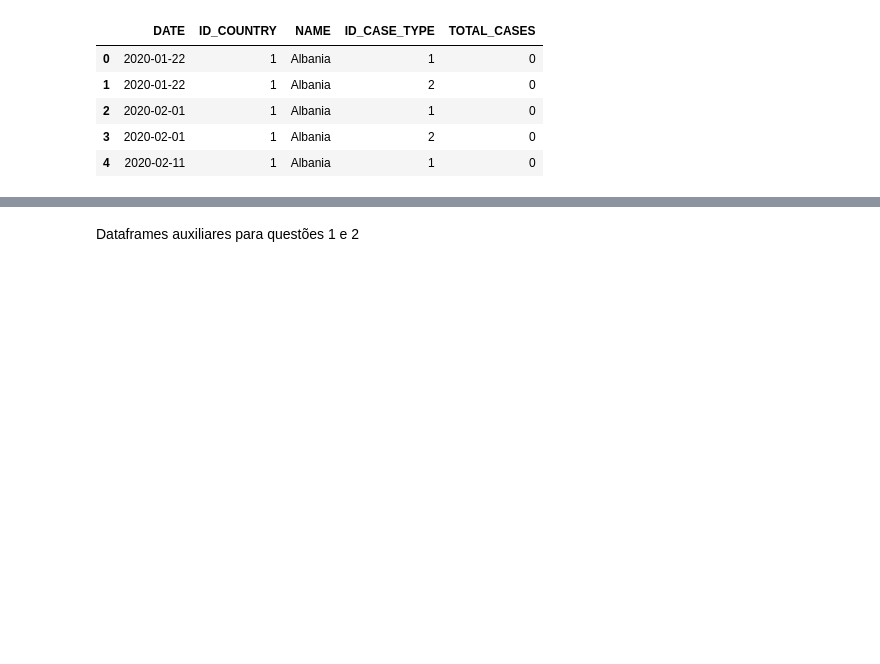
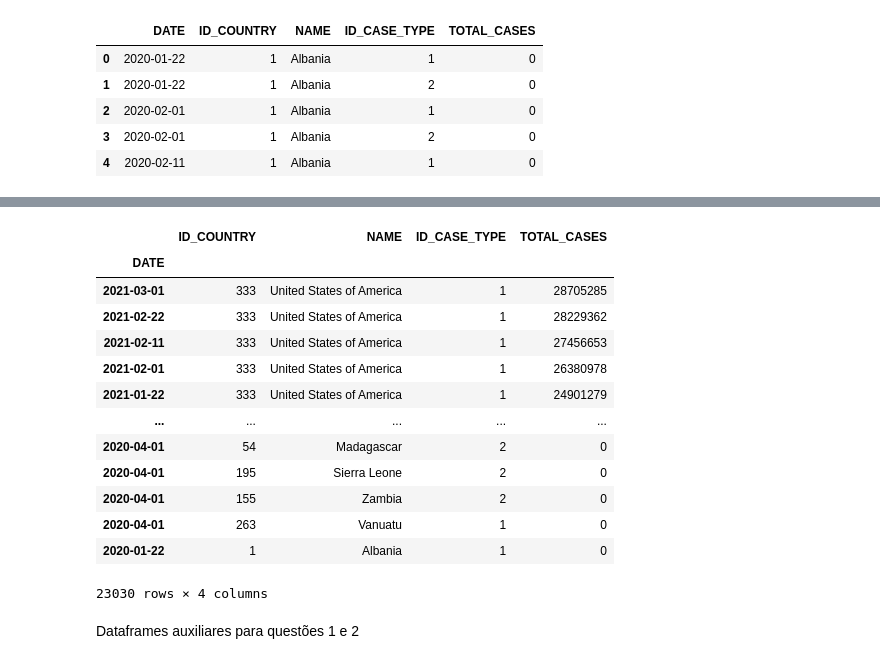
Before and after one commit to acdesantana/desafio_academia_gama, a Jupyter notebook: Item 4 - Parte 1.ipynb, the cells around one changed output, grey strips where cells are left out. Saved outputs shown, nothing was run; the diff lists cells and outputs as text; code cells hidden in the pictures; blank space fills up the shorter version.

```diff
--- a/Item 4 - Parte 1.ipynb
+++ b/Item 4 - Parte 1.ipynb
@@ -34,3 +68,21 @@ df_geral.set_index('DATE', inplace=True)
+# %%
+df_geral = df_geral.sort_values(by='TOTAL_CASES', ascending=False)
+df_geral
+# %% [output]
+|  | ID_COUNTRY | NAME | ID_CASE_TYPE | TOTAL_CASES |
+| DATE |  |  |  |  |
+| 2021-03-01 | 333 | United States of America | 1 | 28705285 |
+| 2021-02-22 | 333 | United States of America | 1 | 28229362 |
+| 2021-02-11 | 333 | United States of America | 1 | 27456653 |
+| 2021-02-01 | 333 | United States of America | 1 | 26380978 |
+| 2021-01-22 | 333 | United States of America | 1 | 24901279 |
+| ... | ... | ... | ... | ... |
+| 2020-04-01 | 54 | Madagascar | 2 | 0 |
+| 2020-04-01 | 195 | Sierra Leone | 2 | 0 |
+| 2020-04-01 | 155 | Zambia | 2 | 0 |
+| 2020-04-01 | 263 | Vanuatu | 1 | 0 |
+| 2020-01-22 | 1 | Albania | 1 | 0 |
+23030 rows × 4 columns
 # %% [markdown]
 Dataframes auxiliares para questões 1 e 2
 # %%
```
Also changed, not shown: parts of 13 cells of this notebook.
